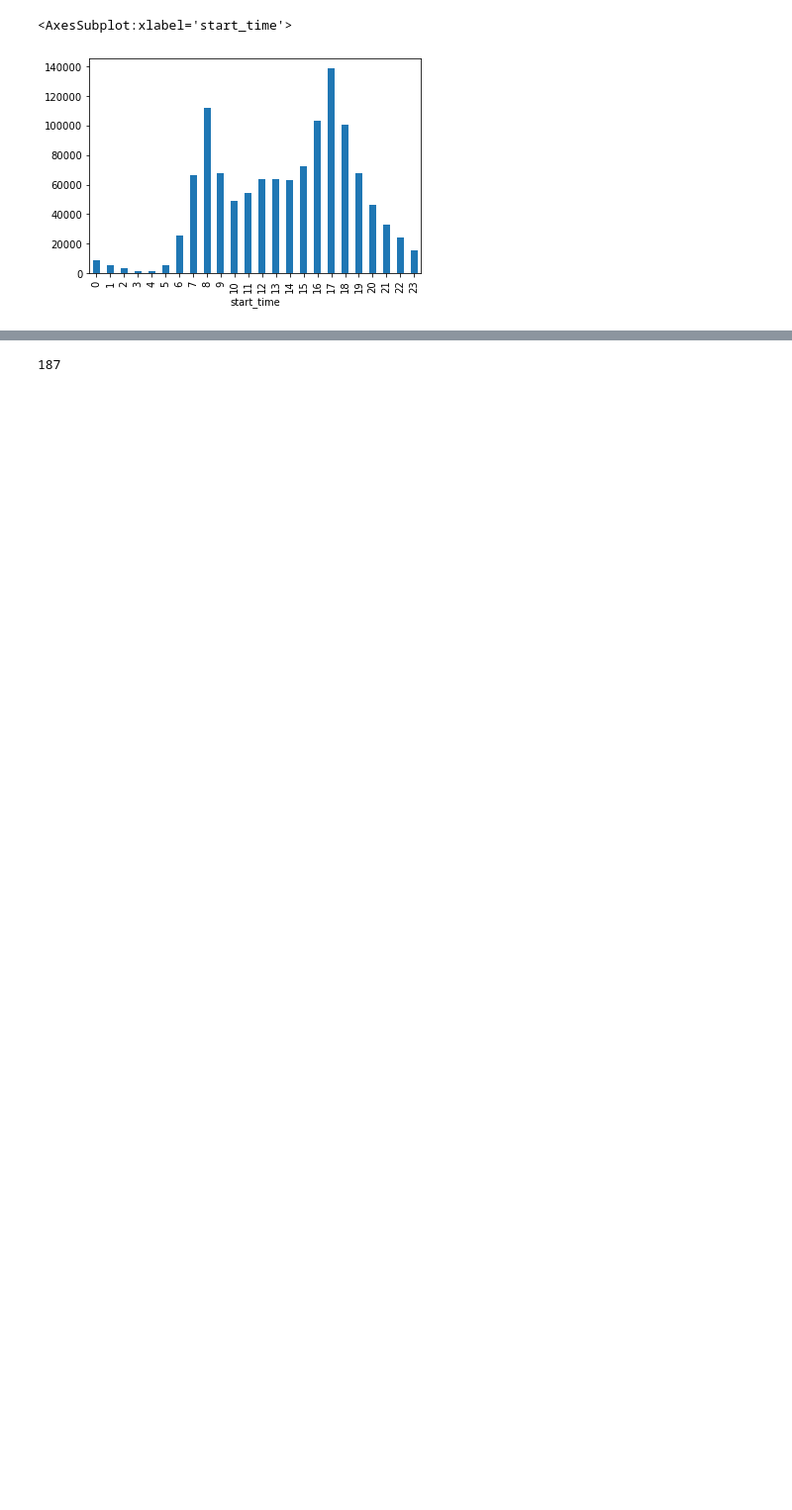
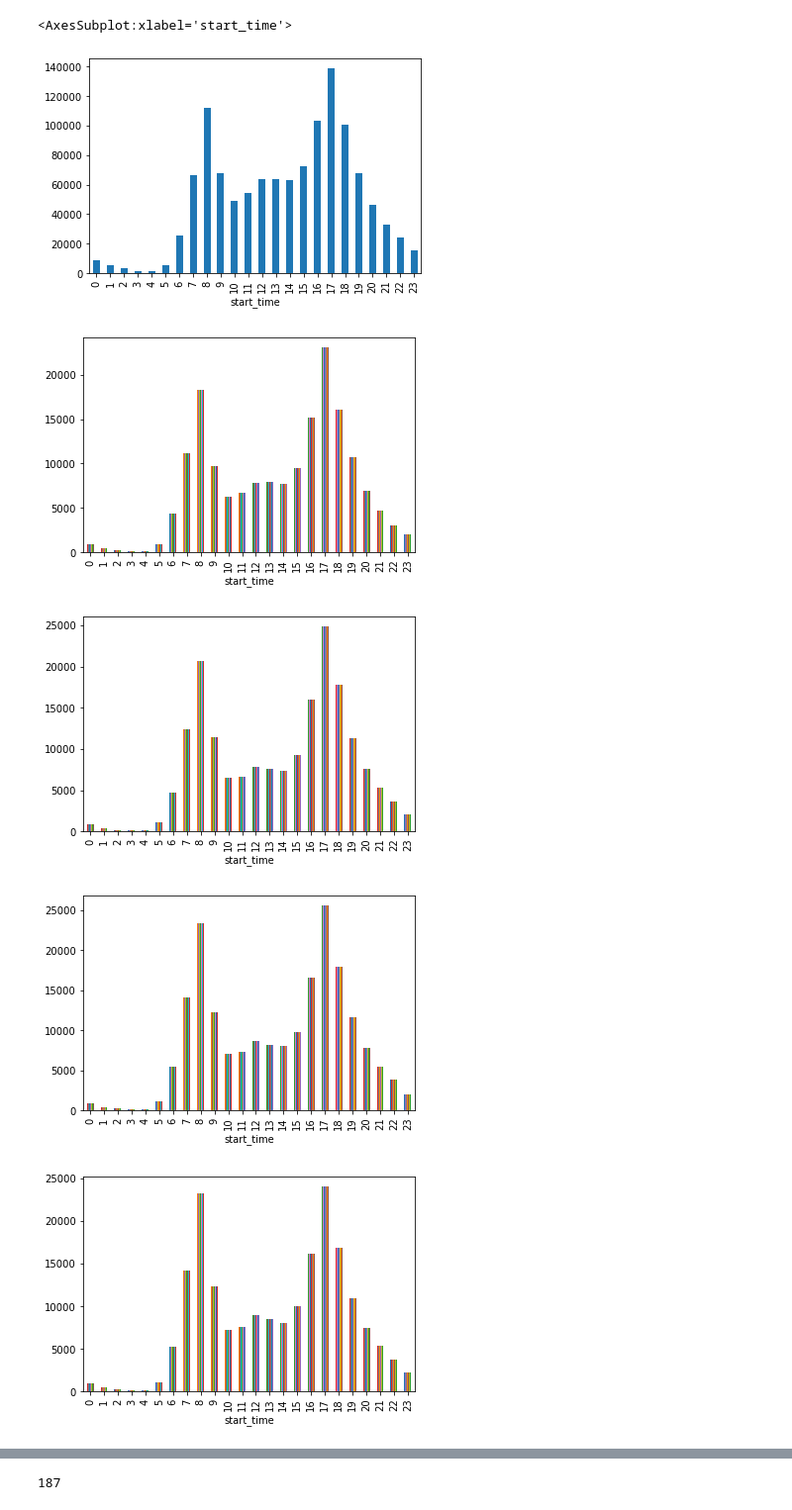
Before and after one commit to renefreitag/Data_Vipers, a Jupyter notebook: CBA/rene_visualize_distri.ipynb, the cells around one changed output, grey strips where cells are left out. Shown at 99% size. Cells and saved outputs as stored; diff of their text form; code cells hidden in the pictures; blank space fills up the shorter version.

```diff
--- a/CBA/rene_visualize_distri.ipynb
+++ b/CBA/rene_visualize_distri.ipynb
@@ -302,10 +302,15 @@ df['true_samstag'] = (df.apply(lambda x: getTrueWeekday(x.weekday_start, 'Samsta
 df['true_sonntag'] = (df.apply(lambda x: getTrueWeekday(x.weekday_start, 'Sonntag'), axis = 1))
 # %%
 #EINZELNE TAGE
-# df.where(lambda x: (x.true_montag == True), axis = 0).groupby([df['start_time'].dt.hour]).count().plot(kind="bar").get_legend().remove()
-# df.where(lambda x: (x.true_dienstag == True), axis = 0).groupby([df['start_time'].dt.hour]).count().plot(kind="bar").get_legend().remove()
-# df.where(lambda x: (x.true_mittwoch == True), axis = 0).groupby([df['start_time'].dt.hour]).count().plot(kind="bar").get_legend().remove()
-# df.where(lambda x: (x.true_donnerstag == True), axis = 0).groupby([df['start_time'].dt.hour]).count().plot(kind="bar").get_legend().remove()
-# df.where(lambda x: (x.true_freitag == True), axis = 0).groupby([df['start_time'].dt.hour]).count().plot(kind="bar").get_legend().remove()
-# df.where(lambda x: (x.true_samstag == True), axis = 0).groupby([df['start_time'].dt.hour]).count().plot(kind="bar").get_legend().remove()
-# df.where(lambda x: (x.true_sonntag == True), axis = 0).groupby([df['start_time'].dt.hour]).count().plot(kind="bar").get_legend().remove()
+df.where(lambda x: (x.true_montag == True), axis = 0).groupby([df['start_time'].dt.hour]).count().plot(kind="bar").get_legend().remove()
+df.where(lambda x: (x.true_dienstag == True), axis = 0).groupby([df['start_time'].dt.hour]).count().plot(kind="bar").get_legend().remove()
+df.where(lambda x: (x.true_mittwoch == True), axis = 0).groupby([df['start_time'].dt.hour]).count().plot(kind="bar").get_legend().remove()
+df.where(lambda x: (x.true_donnerstag == True), axis = 0).groupby([df['start_time'].dt.hour]).count().plot(kind="bar").get_legend().remove()
+df.where(lambda x: (x.true_freitag == True), axis = 0).groupby([df['start_time'].dt.hour]).count().plot(kind="bar").get_legend().remove()
+df.where(lambda x: (x.true_samstag == True), axis = 0).groupby([df['start_time'].dt.hour]).count().plot(kind="bar").get_legend().remove()
+df.where(lambda x: (x.true_sonntag == True), axis = 0).groupby([df['start_time'].dt.hour]).count().plot(kind="bar").get_legend().remove()
+# %% [output]
+[figure, added]
+[figure, added]
+[figure, added]
+[figure, added]
```
Also changed, not shown: parts of 1 cell of this notebook, 3 other files.
